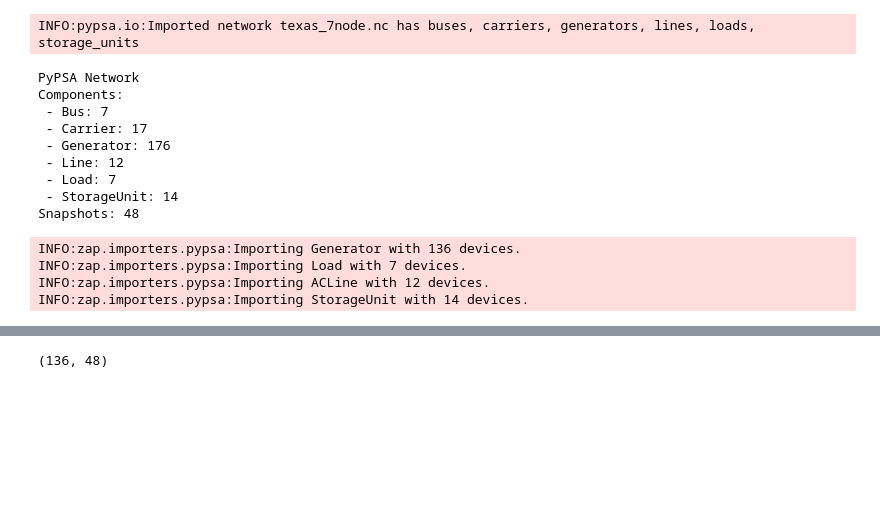
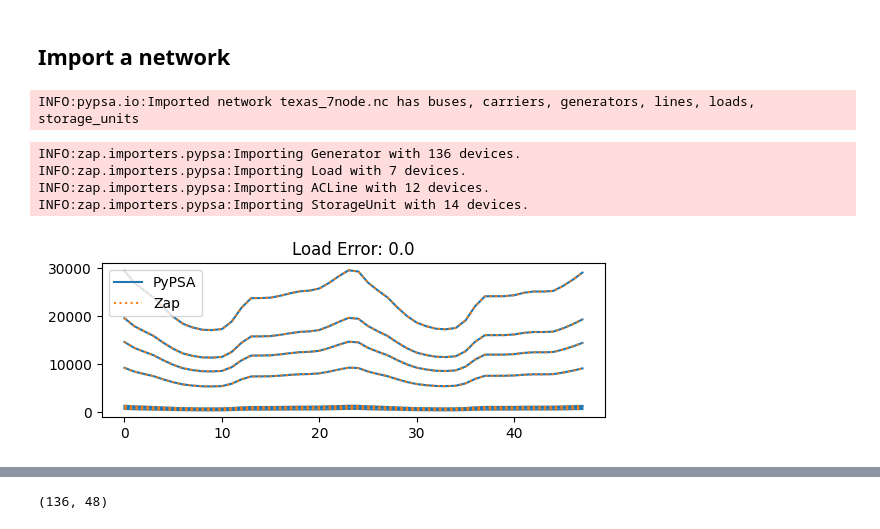
Before and after one commit to degleris1/zap, a Jupyter notebook: docs/source/pypsa_example.ipynb, the cells around one changed output, grey strips where cells are left out. Cells and saved outputs as stored; diff of their text form; code cells hidden in the pictures; blank space fills up the shorter version.

```diff
--- a/docs/source/pypsa_example.ipynb
+++ b/docs/source/pypsa_example.ipynb
@@ -4,16 +12,8 @@ import pypsa
 from zap.tests import network_examples as examples
+# %% [markdown]
+## Import a network
 # %%
 pn = examples.load_example_network('texas_7node')
-pn
 # %% [output]
 INFO:pypsa.io:Imported network texas_7node.nc has buses, carriers, generators, lines, loads, storage_units
-PyPSA Network
-Components:
- - Bus: 7
- - Carrier: 17
- - Generator: 176
- - Line: 12
- - Load: 7
- - StorageUnit: 14
-Snapshots: 48
 # %%
@@ -23,3 +23,20 @@ INFO:zap.importers.pypsa:Importing Generator with 136 devices.
 INFO:zap.importers.pypsa:Importing Load with 7 devices.
 INFO:zap.importers.pypsa:Importing ACLine with 12 devices.
 INFO:zap.importers.pypsa:Importing StorageUnit with 14 devices.
+# %%
+load_device = [d for d in devices if isinstance(d, zap.Load)][0]
+num_loads = load_device.num_devices
+
+pypsa_loads = pn.loads_t["p_set"].values
+zap_loads = (load_device.load * load_device.nominal_capacity).T
+
+fig, ax = plt.subplots(figsize=(6.5, 2))
+
+ax.set_title(f"Load Error: {np.sum(np.abs(pypsa_loads - zap_loads))}")
+ax.plot(pypsa_loads, c="C0", label=["PyPSA"] + [""]*(num_loads-1))
+ax.plot(zap_loads, ls=":", c="C1", label=["Zap"] + [""]*(num_loads-1))
+ax.legend()
+
+plt.show()
+# %% [output]
+[figure, added]
```
Also changed, not shown: parts of 8 cells of this notebook, 4 other files.
